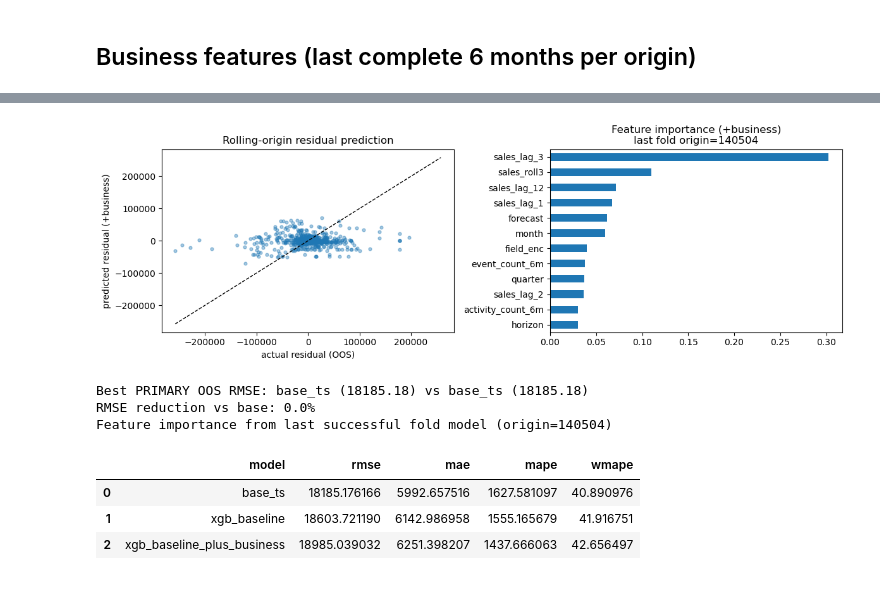
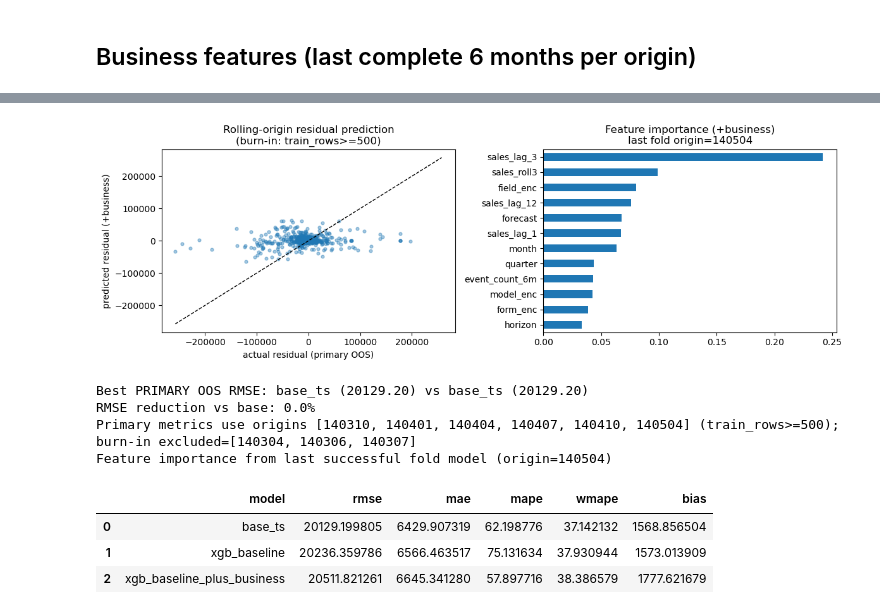
Before and after one commit to ki94mach/PharmProd_Forecast, a Jupyter notebook: notebooks/residual_prediction.ipynb, the cells around one changed output, grey strips where cells are left out. Drawn from its saved outputs; the diff is of its cells as text; code cells hidden in the pictures.

```diff
--- a/notebooks/residual_prediction.ipynb
+++ b/notebooks/residual_prediction.ipynb
@@ -112,6 +133,7 @@ ALLOWED_FORECAST_QRTS = (
     "1403Q2",
     "1403Q3",
     "1403Q4",
+    "1404Q1",
     "1404Q2",
     "1404Q3",
     "1404Q4",
@@ -927,12 +1262,15 @@ def wmape(y_true, y_pred):
 
 
 def metrics_block(y_true, y_pred, label):
+    y_true = np.asarray(y_true, dtype=float)
+    y_pred = np.asarray(y_pred, dtype=float)
     return {
         "model": label,
         "rmse": float(np.sqrt(mean_squared_error(y_true, y_pred))),
         "mae": float(mean_absolute_error(y_true, y_pred)),
         "mape": float(mape(y_true, y_pred)),
         "wmape": float(wmape(y_true, y_pred)),
+        "bias": float(np.mean(y_pred - y_true)),  # signed: pred - sales
     }
 
 
@@ -947,27 +1285,40 @@ def overall_metrics_table(df):
     )
 
 
-# --- PRIMARY: combined out-of-sample metrics ---
-print("=== PRIMARY overall OOS (rolling_predictions) ===")
-overall_oos = overall_metrics_table(rolling_predictions)
+# --- PRIMARY: combined out-of-sample metrics (post burn-in) ---
+print(
+    f"=== PRIMARY overall OOS (rolling_predictions_primary; "
+    f"train_rows>={MIN_TRAIN_ROWS_FOR_PRIMARY}) ==="
+)
+print(f"primary origins: {primary_origins}")
+overall_oos = overall_metrics_table(rolling_predictions_primary)
 overall = overall_oos  # alias used by plot cell
 display(overall_oos)
 
-print("\n=== fold_diagnostics (train window vs test origin) ===")
+print("\n=== fold_diagnostics (all folds; in_primary flags burn-in) ===")
 display(fold_diagnostics)
 
-print("\n=== fold_metrics (per test_origin) ===")
+print("\n=== fold_metrics (ALL folds, incl. burn-in) ===")
 fold_metric_rows = []
 for O, g in rolling_predictions.groupby("test_origin"):
     for row in overall_metrics_table(g).to_dict("records"):
         row = dict(row)
         row["test_origin"] = int(O)
+        row["in_primary"] = int(O) in set(primary_origins)
         fold_metric_rows.append(row)
 fold_metrics = pd.DataFrame(fold_metric_rows)[
-    ["test_origin", "model", "rmse", "mae", "mape", "wmape"]
+    ["test_origin", "in_primary", "model", "rmse", "mae", "mape", "wmape"]
 ]
 display(fold_metrics)
+print("RMSE pivot (all folds):")
 display(
     fold_metrics.pivot(index="test_origin", columns="model", values="rmse").sort_index()
 )
+
+print("\n=== fold_metrics (PRIMARY folds only) ===")
+fold_metrics_primary = fold_metrics.loc[fold_metrics["in_primary"]].copy()
+display(fold_metrics_primary)
+display(
+    fold_metrics_primary.pivot(index="test_origin", columns="model", values="rmse").sort_index()
+)
 # %% [output]
@@ -1086,43 +1473,50 @@ import matplotlib.pyplot as plt
 
 fig, axes = plt.subplots(1, 2, figsize=(12, 4))
 
 axes[0].scatter(
-    rolling_predictions["residual"],
-    rolling_predictions["pred_resid_biz"],
+    rolling_predictions_primary["residual"],
+    rolling_predictions_primary["pred_resid_biz"],
     alpha=0.4,
     s=12,
 )
 lim = np.nanmax(
-    np.abs(rolling_predictions[["residual", "pred_resid_biz"]].to_numpy())
+    np.abs(rolling_predictions_primary[["residual", "pred_resid_biz"]].to_numpy())
 )
 axes[0].plot([-lim, lim], [-lim, lim], "k--", lw=1)
-axes[0].set_xlabel("actual residual (OOS)")
+axes[0].set_xlabel("actual residual (primary OOS)")
 axes[0].set_ylabel("predicted residual (+business)")
-axes[0].set_title("Rolling-origin residual prediction")
+axes[0].set_title(
+    f"Rolling-origin residual prediction\n(burn-in: train_rows>={MIN_TRAIN_ROWS_FOR_PRIMARY})"
+)
 
 imp = pd.Series(model_biz.feature_importances_, index=ALL_FEATURES).sort_values()
 imp.tail(12).plot(kind="barh", ax=axes[1])
 axes[1].set_title(f"Feature importance (+business)\nlast fold origin={last_fold_origin}")
 plt.tight_layout()
 plt.show()
 
 winner = overall_oos.sort_values("rmse").iloc[0]["model"]
 base_rmse = overall_oos.loc[overall_oos["model"] == "base_ts", "rmse"].iloc[0]
 best_rmse = overall_oos["rmse"].min()
 print(
     f"Best PRIMARY OOS RMSE: {winner} ({best_rmse:.2f}) vs base_ts ({base_rmse:.2f})"
 )
 print(f"RMSE reduction vs base: {(base_rmse - best_rmse) / base_rmse * 100:.1f}%")
 print(
+    f"Primary metrics use origins {primary_origins} "
+    f"(train_rows>={MIN_TRAIN_ROWS_FOR_PRIMARY}); burn-in excluded={burnin_origins}"
+)
+print(
     f"Feature importance from last successful fold model (origin={last_fold_origin})"
 )
 overall_oos
 # %% [output]
-[figure, old version]
+[figure, new version]
-Best PRIMARY OOS RMSE: base_ts (18185.18) vs base_ts (18185.18)
+Best PRIMARY OOS RMSE: base_ts (20129.20) vs base_ts (20129.20)
 RMSE reduction vs base: 0.0%
+Primary metrics use origins [140310, 140401, 140404, 140407, 140410, 140504] (train_rows>=500); burn-in excluded=[140304, 140306, 140307]
 Feature importance from last successful fold model (origin=140504)
-|  | model | rmse | mae | mape | wmape |
-| 0 | base_ts | 18185.176166 | 5992.657516 | 1627.581097 | 40.890976 |
-| 1 | xgb_baseline | 18603.721190 | 6142.986958 | 1555.165679 | 41.916751 |
-| 2 | xgb_baseline_plus_business | 18985.039032 | 6251.398207 | 1437.666063 | 42.656497 |
+|  | model | rmse | mae | mape | wmape | bias |
+| 0 | base_ts | 20129.199805 | 6429.907319 | 62.198776 | 37.142132 | 1568.856504 |
+| 1 | xgb_baseline | 20236.359786 | 6566.463517 | 75.131634 | 37.930944 | 1573.013909 |
+| 2 | xgb_baseline_plus_business | 20511.821261 | 6645.341280 | 57.897716 | 38.386579 | 1777.621679 |
```
Also changed, not shown: parts of 33 cells of this notebook, 1 other file.
